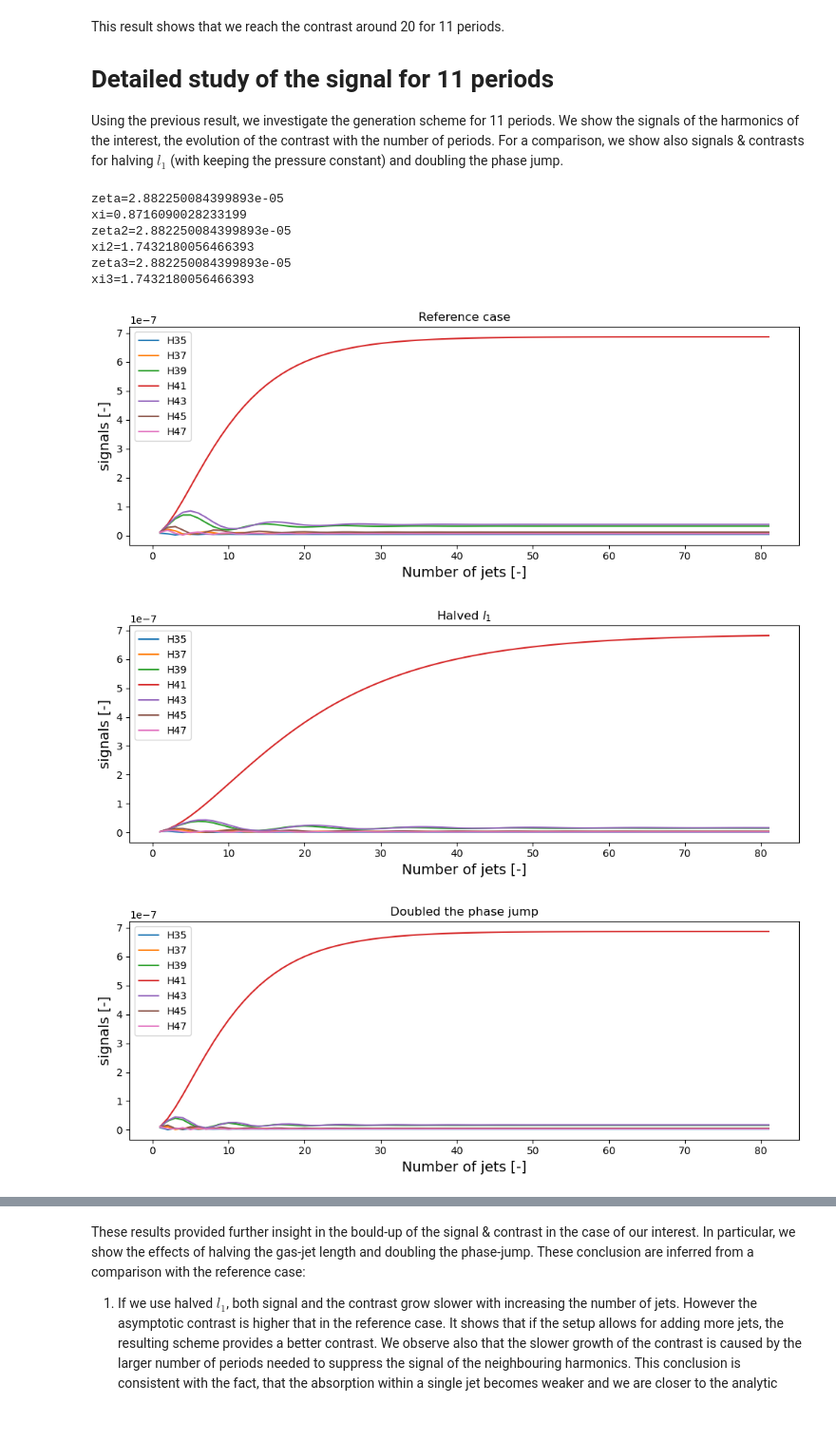
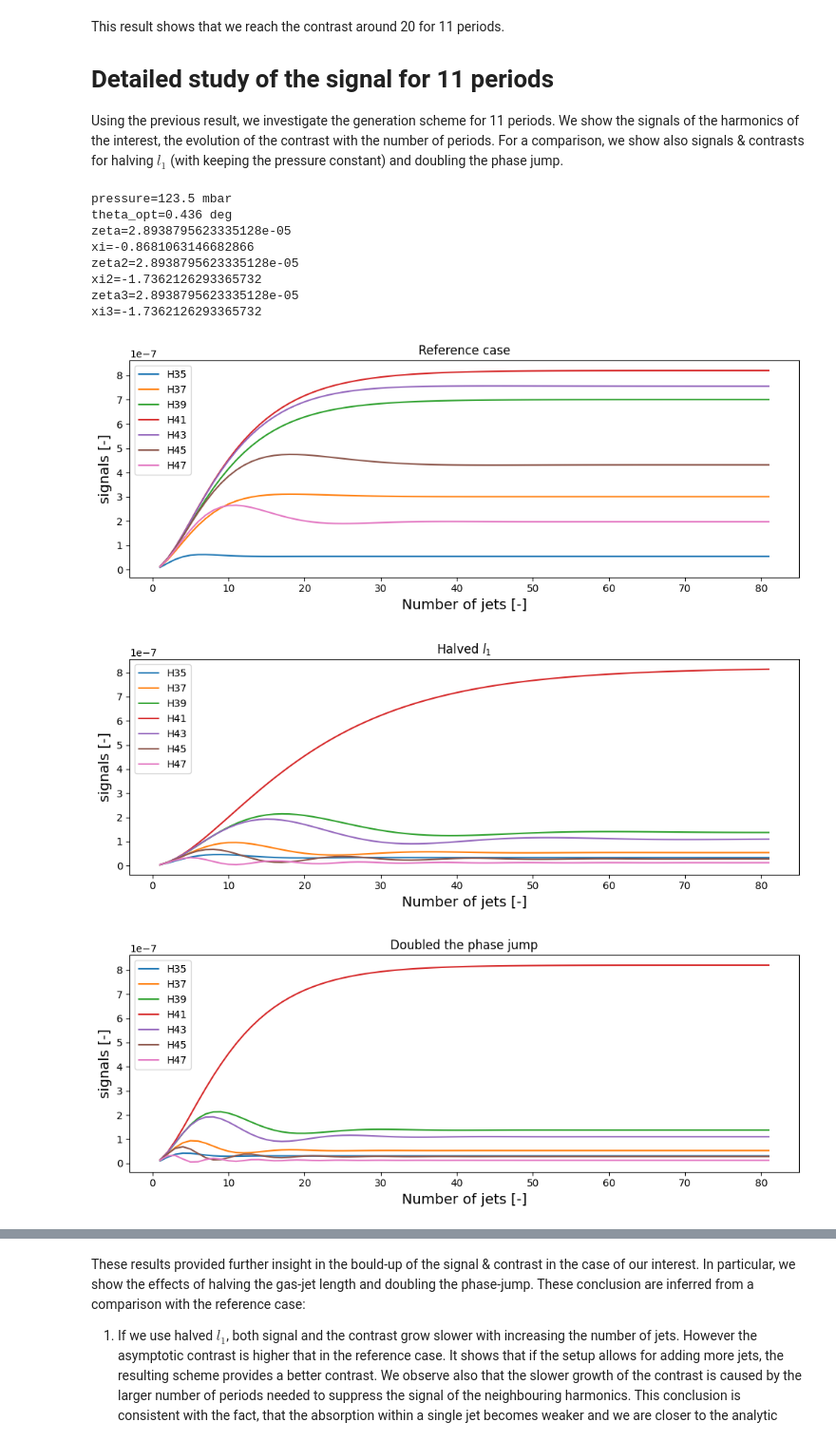
Before and after one commit to janolsan/Monochromatic-HHG-with-BG-beams, a Jupyter notebook: optimise_Ar_1030nm_H41.ipynb, the cells around one changed output, grey strips where cells are left out. Shown at 95% size. Drawn from its saved outputs; the diff is of its cells as text; code cells hidden in the pictures.

```diff
--- a/optimise_Ar_1030nm_H41.ipynb
+++ b/optimise_Ar_1030nm_H41.ipynb
@@ -111,9 +111,15 @@ M_3Labs = 11
 
 L_abs_p_f = lambda p: M_3Labs*l1 - L_abs_factor*XUV_index.L_abs(H_opt*omegaSI, p, gas_type + '_' + XUV_table_type_absorption)
 pressure = sp.optimize.newton(L_abs_p_f, pressure_guess)
+print(f'pressure={pressure*1e3:.1f} mbar')
 
 zeta_opt = XUV_sig.zeta_single_segment(pressure, H_opt, eta_gen, parameters)
 xi_opt = XUV_sig.xi_calc_pm(-delta_phi,pressure, l1, zeta_opt, eta_gen, H_opt, parameters)
+
+## Conversion between radians and degrees
+rad2deg = lambda theta : 360.*theta/(2*np.pi)
+theta_opt = rad2deg(XUV_sig.zeta2theta(zeta_opt))
+print(f'theta_opt={theta_opt:.3f} deg')
 print('zeta='+str(zeta_opt))
 print('xi='+str(xi_opt))
 
@@ -163,39 +169,41 @@ fig.savefig('l1_halved.pdf')
 plt.show()
 
 fig, ax = plt.subplots(figsize=(10,4))
 fig.title = 'Contrast'
 ax.set_xlabel("Number of jets [-]", fontsize=14)
 ax.set_ylabel("signals [-]", fontsize=14)
 for k1 in range(len(H_interest)):
     ax.plot(M_grid, signal_list3[k1], label= r"H"+str(H_interest[k1]))
 plt.legend()
 ax.set_title("Doubled the phase jump")
 
 plt.tight_layout()
 fig.savefig('Phase-jump_doubled.pdf')
 plt.show()
 
 
 # contrasts
 fig, ax = plt.subplots(figsize=(10,4))
 fig.title = 'Contrast'
 ax.set_xlabel("Number of jets [-]", fontsize=14)
 ax.set_ylabel("Contrast [-]", fontsize=14)
 ax.semilogy(M_grid, XUV_sig.monochrom_function(H_interest, signal_list, H_opt, H_compare, metric='max'), label = 'Reference case')
 ax.semilogy(M_grid, XUV_sig.monochrom_function(H_interest, signal_list2, H_opt, H_compare, metric='max'), label = r"Halved $l_1$")
 ax.semilogy(M_grid, XUV_sig.monochrom_function(H_interest, signal_list3, H_opt, H_compare, metric='max'), label = "Doubled the phase jump")
 plt.legend()
 
 plt.tight_layout()
 fig.savefig('Contrasts_comparisons.pdf')
 plt.show()
 # %% [output]
-zeta=2.882250084399893e-05
-xi=0.8716090028233199
-zeta2=2.882250084399893e-05
-xi2=1.7432180056466393
-zeta3=2.882250084399893e-05
-xi3=1.7432180056466393
+pressure=123.5 mbar
+theta_opt=0.436 deg
+zeta=2.8938795623335128e-05
+xi=-0.8681063146682866
+zeta2=2.8938795623335128e-05
+xi2=-1.7362126293365732
+zeta3=2.8938795623335128e-05
+xi3=-1.7362126293365732
-[figure, old version]
+[figure, new version]
-[figure, old version]
+[figure, new version]
-[figure, old version]
+[figure, new version]
```
Also changed, not shown: parts of 4 cells of this notebook, 3 other files.
